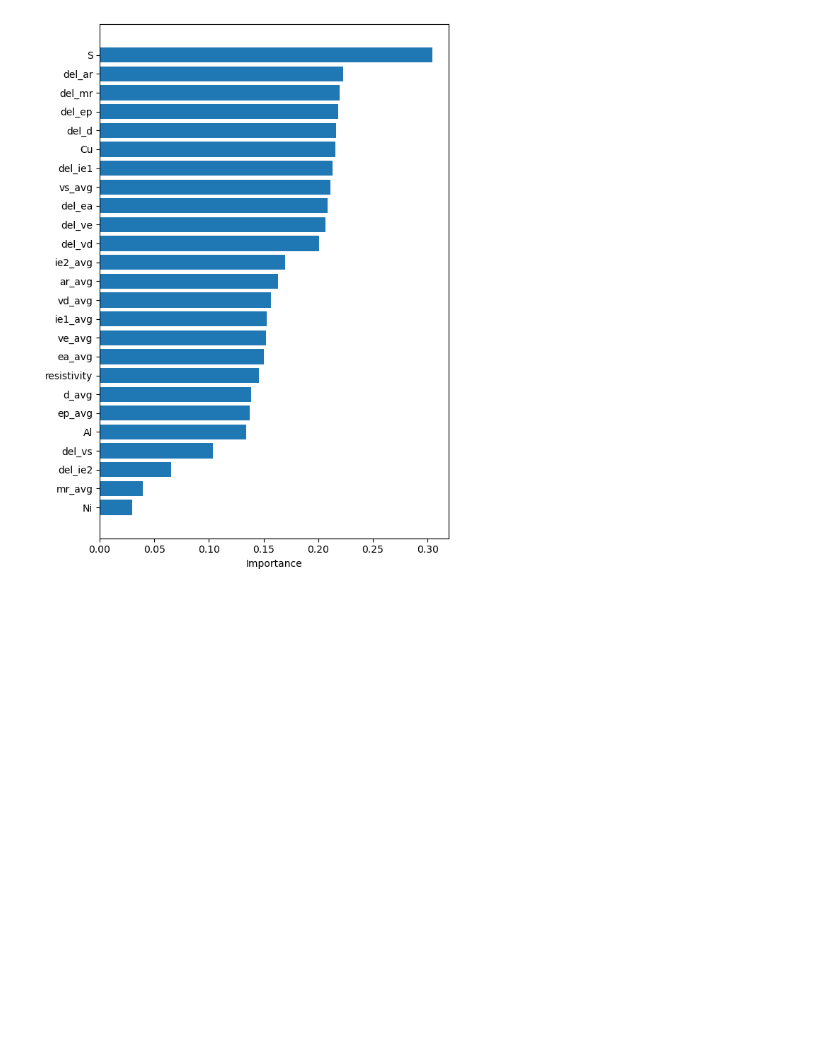
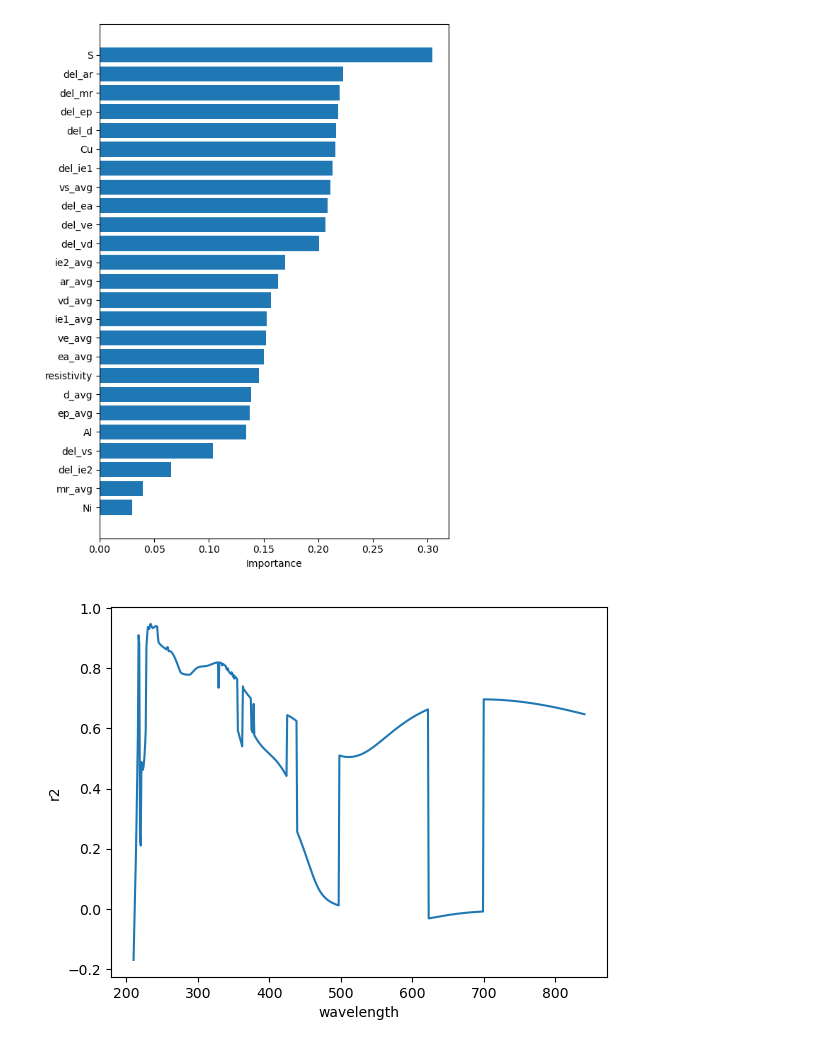
Before and after one commit to linarojas0824/Hybrid-Experimental-Data-Driven-Workflow, a Jupyter notebook: scripts/Notebooks/02_Model Training GP.ipynb, the cells around one changed output. Cells and saved outputs as stored; diff of their text form; code cells hidden in the pictures; blank space fills up the shorter version.

```diff
--- a/scripts/Notebooks/02_Model Training GP.ipynb
+++ b/scripts/Notebooks/02_Model Training GP.ipynb
@@ -235,3 +235,12 @@ plt.show()
 [figure]
 # %%
 df_wave = pd.read_csv(PREDICTIONS_DIR/"GP-Experiments/GP_wavelength_r2_partial.csv")
+# %%
+import matplotlib.pyplot as plt
+
+plt.plot(df_wave['wavelength'], df_wave['r2'])
+plt.xlabel('wavelength')
+plt.ylabel('r2')
+plt.show()
+# %% [output]
+[figure, added]
```
Also changed, not shown: 9 other files.
